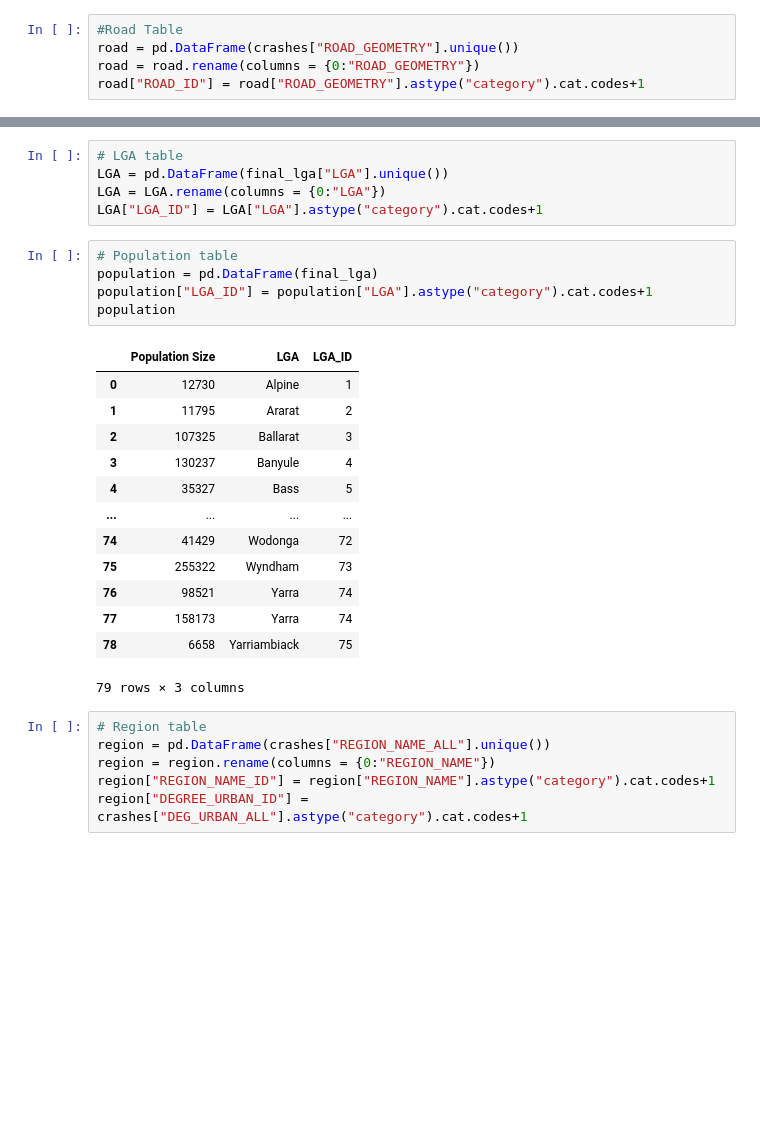
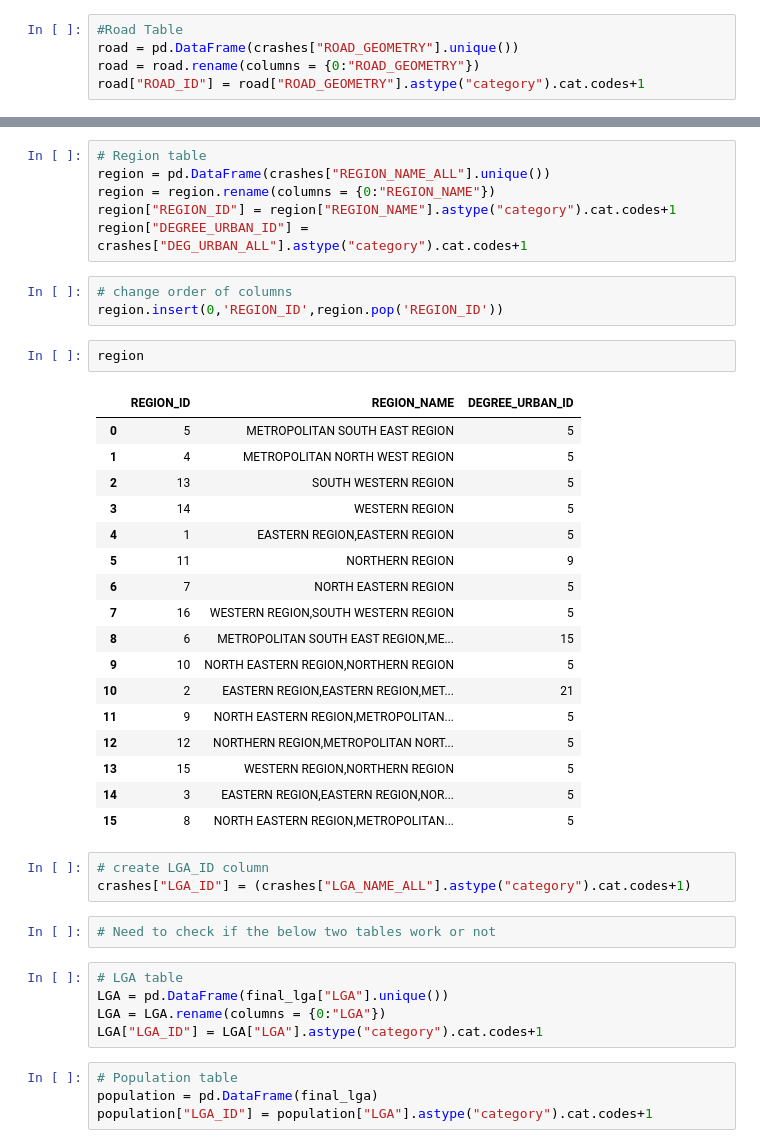
Before and after one commit to Samravp/Road-Crash-ETL, a Jupyter notebook: transforming.ipynb, the cells around one changed output, grey strips where cells are left out. Drawn from its saved outputs; the diff is of its cells as text; blank space fills up the shorter version.

```diff
--- a/transforming.ipynb
+++ b/transforming.ipynb
@@ -215,3 +330,37 @@ accident_light_cond["LIGHT_CONDITION_ID"] = accident_light_cond["LIGHT_CONDITION
+# %%
+# Region table
+region = pd.DataFrame(crashes["REGION_NAME_ALL"].unique())
+region = region.rename(columns = {0:"REGION_NAME"})
+region["REGION_ID"] = region["REGION_NAME"].astype("category").cat.codes+1
+region["DEGREE_URBAN_ID"] = crashes["DEG_URBAN_ALL"].astype("category").cat.codes+1
+# %%
+# change order of columns
+region.insert(0,'REGION_ID',region.pop('REGION_ID'))
+# %%
+region
+# %% [output]
+|  | REGION_ID | REGION_NAME | DEGREE_URBAN_ID |
+| 0 | 5 | METROPOLITAN SOUTH EAST REGION | 5 |
+| 1 | 4 | METROPOLITAN NORTH WEST REGION | 5 |
+| 2 | 13 | SOUTH WESTERN REGION | 5 |
+| 3 | 14 | WESTERN REGION | 5 |
+| 4 | 1 | EASTERN REGION,EASTERN REGION | 5 |
+| 5 | 11 | NORTHERN REGION | 9 |
+| 6 | 7 | NORTH EASTERN REGION | 5 |
+| 7 | 16 | WESTERN REGION,SOUTH WESTERN REGION | 5 |
+| 8 | 6 | METROPOLITAN SOUTH EAST REGION,ME... | 15 |
+| 9 | 10 | NORTH EASTERN REGION,NORTHERN REGION | 5 |
+| 10 | 2 | EASTERN REGION,EASTERN REGION,MET... | 21 |
+| 11 | 9 | NORTH EASTERN REGION,METROPOLITAN... | 5 |
+| 12 | 12 | NORTHERN REGION,METROPOLITAN NORT... | 5 |
+| 13 | 15 | WESTERN REGION,NORTHERN REGION | 5 |
+| 14 | 3 | EASTERN REGION,EASTERN REGION,NOR... | 5 |
+| 15 | 8 | NORTH EASTERN REGION,METROPOLITAN... | 5 |
+# %%
+# create LGA_ID column
+crashes["LGA_ID"] = (crashes["LGA_NAME_ALL"].astype("category").cat.codes+1)
+# %%
+# Need to check if the below two tables work or not
 # %%
 # LGA table
 LGA = pd.DataFrame(final_lga["LGA"].unique())
@@ -221,24 +370,3 @@ LGA["LGA_ID"] = LGA["LGA"].astype("category").cat.codes+1
 # Population table
 population = pd.DataFrame(final_lga)
 population["LGA_ID"] = population["LGA"].astype("category").cat.codes+1
-population
-# %% [output]
-|  | Population Size | LGA | LGA_ID |
-| 0 | 12730 | Alpine | 1 |
-| 1 | 11795 | Ararat | 2 |
-| 2 | 107325 | Ballarat | 3 |
-| 3 | 130237 | Banyule | 4 |
-| 4 | 35327 | Bass | 5 |
-| ... | ... | ... | ... |
-| 74 | 41429 | Wodonga | 72 |
-| 75 | 255322 | Wyndham | 73 |
-| 76 | 98521 | Yarra | 74 |
-| 77 | 158173 | Yarra | 74 |
-| 78 | 6658 | Yarriambiack | 75 |
-79 rows × 3 columns
-# %%
-# Region table
-region = pd.DataFrame(crashes["REGION_NAME_ALL"].unique())
-region = region.rename(columns = {0:"REGION_NAME"})
-region["REGION_NAME_ID"] = region["REGION_NAME"].astype("category").cat.codes+1
-region["DEGREE_URBAN_ID"] = crashes["DEG_URBAN_ALL"].astype("category").cat.codes+1
```
Also changed, not shown: parts of 69 cells of this notebook.
